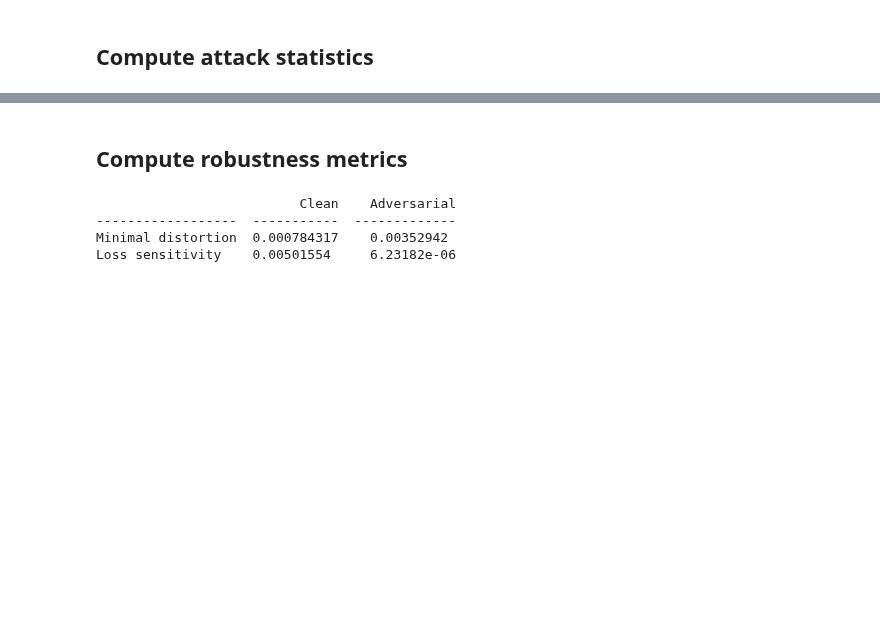
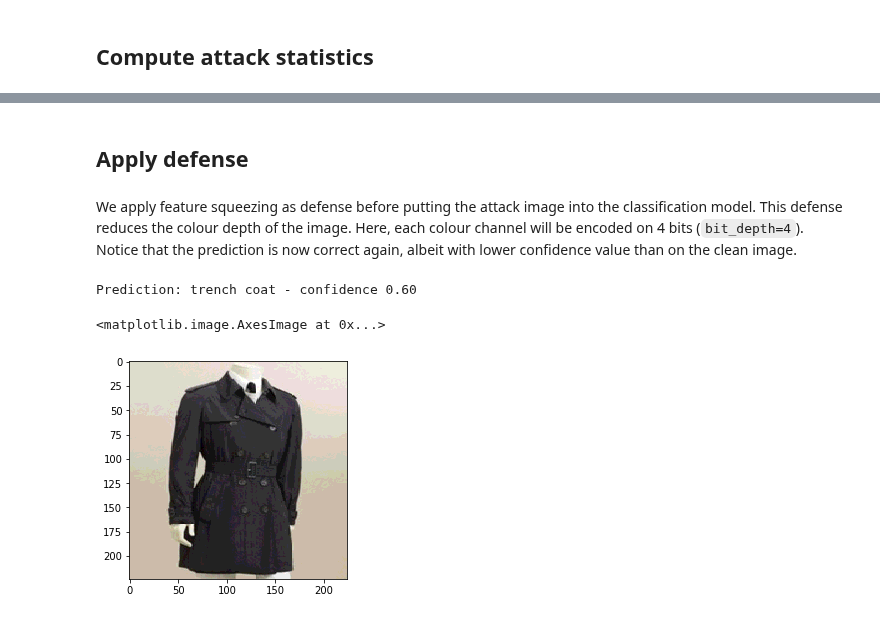
Before and after one commit to Trusted-AI/adversarial-robustness-toolbox, a Jupyter notebook: notebooks/attack_defense_imagenet.ipynb, the cells around one changed output, grey strips where cells are left out. Cells and saved outputs as stored; diff of their text form; code cells hidden in the pictures; blank space fills up the shorter version.

```diff
--- a/notebooks/attack_defense_imagenet.ipynb
+++ b/notebooks/attack_defense_imagenet.ipynb
@@ -91,2 +97,0 @@ Noise L_inf norm: 28%
-# %% [markdown]
-## Compute robustness metrics
@@ -100,9 +98,18 @@ er_adv = empirical_robustness(classifier, img_adv, 'fgsm', {})
-# %%
-from tabulate import tabulate
-
-print(tabulate([['Minimal distortion', er, er_adv], ['Loss sensitivity', ls, ls_adv]], headers=['', 'Clean', 'Adversarial']))
-# %% [output]
-                          Clean    Adversarial
-------------------  -----------  -------------
-Minimal distortion  0.000784317    0.00352942
-Loss sensitivity    0.00501554     6.23182e-06
+# %% [markdown]
+## Apply defense
+# %% [markdown]
+We apply feature squeezing as defense before putting the attack image into the classification model. This defense reduces the colour depth of the image. Here, each colour channel will be encoded on 4 bits (`bit_depth=4`). Notice that the prediction is now correct again, albeit with lower confidence value than on the clean image.
+# %%
+from art.defences import FeatureSqueezing
+
+fs = FeatureSqueezing(bit_depth=4)
+img_def = fs(img_adv, clip_values=(0, 255))
+pred_def = model.predict(img_def)
+label_def = np.argmax(pred_def, axis=1)[0]
+confidence_def = pred_def[:, label_def][0]
+print('Prediction:', class_names[label_def], '- confidence {0:.2f}'.format(confidence_def))
+plt.imshow(img_def[0] / 255)
+# %% [output]
+Prediction: trench coat - confidence 0.60
+<matplotlib.image.AxesImage at 0x...>
+[figure, added]
```
Also changed, not shown: parts of 10 cells of this notebook.
